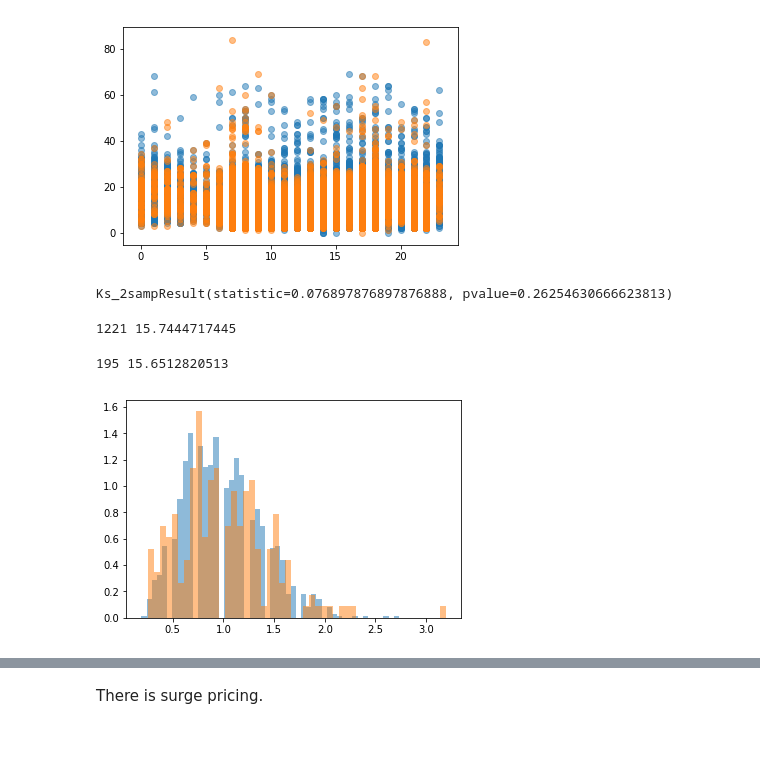
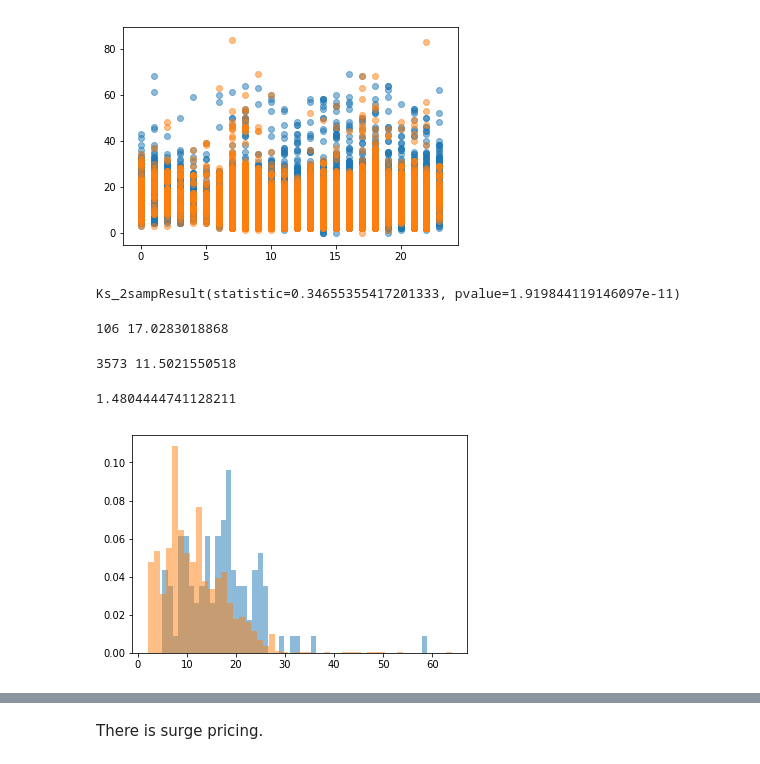
Before and after one commit to huevosabio/cs341, a Jupyter notebook: VariationInPrice.ipynb, the cells around one changed output, grey strips where cells are left out. Saved outputs shown, nothing was run; the diff lists cells and outputs as text; code cells hidden in the pictures.

```diff
--- a/VariationInPrice.ipynb
+++ b/VariationInPrice.ipynb
@@ -10,6 +10,7 @@ from sklearn.cluster import KMeans
 import matplotlib.pyplot as plt
 
 %matplotlib inline
+plt.rcParams['figure.figsize'] = (8, 8)
 # %%
 orderdf = pd.read_csv('ignored_assets/orders.csv', parse_dates = [6,7])
 # %%
@@ -34,22 +35,26 @@ plt.scatter(od1[~mask]['hour'], od1[~mask]['price'], alpha = 0.5);
 # %% [output]
 [figure]
 # %%
-p1 = od1[mask & (od1['hour'] == 0) ]['price']
-p2 = od1[mask & (od1['hour'] == 3) ]['price']
+p1 = od1[mask & (od1['hour'] == 4) ]['price']
+p2 = od1[mask & (od1['hour'] == 8) ]['price']
 # %%
 stats.ks_2samp(p1, p2)
 # %% [output]
-Ks_2sampResult(statistic=0.076897876897876888, pvalue=0.26254630666623813)
+Ks_2sampResult(statistic=0.34655355417201333, pvalue=1.919844119146097e-11)
 # %%
 print len(p1), p1.mean()
 # %% [output]
-1221 15.7444717445
+106 17.0283018868
 # %%
 print len(p2), p2.mean()
 # %% [output]
-195 15.6512820513
+3573 11.5021550518
+# %%
+p1.mean() / p2.mean()
+# %% [output]
+1.4804444741128211
 # %%
-plt.hist(p1 / p1.mean(), bins =50, alpha = 0.5, normed = True);
-plt.hist(p2 / p2.mean(), bins =50, alpha = 0.5, normed = True);
+plt.hist(p1, bins =50, alpha = 0.5, normed = True);
+plt.hist(p2, bins =50, alpha = 0.5, normed = True);
 # %% [output]
-[figure, old version]
+[figure, new version]
```
Also changed, not shown: parts of 24 cells of this notebook, 4 other files.
